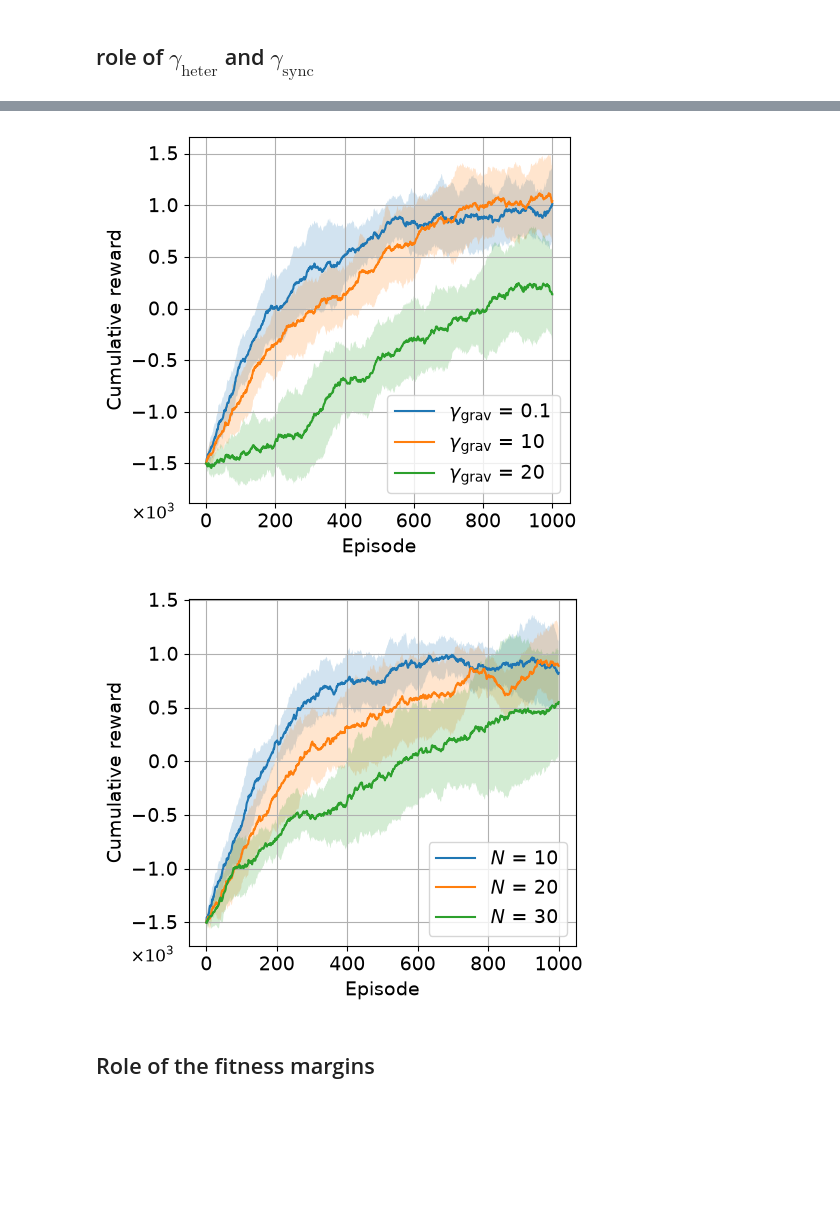
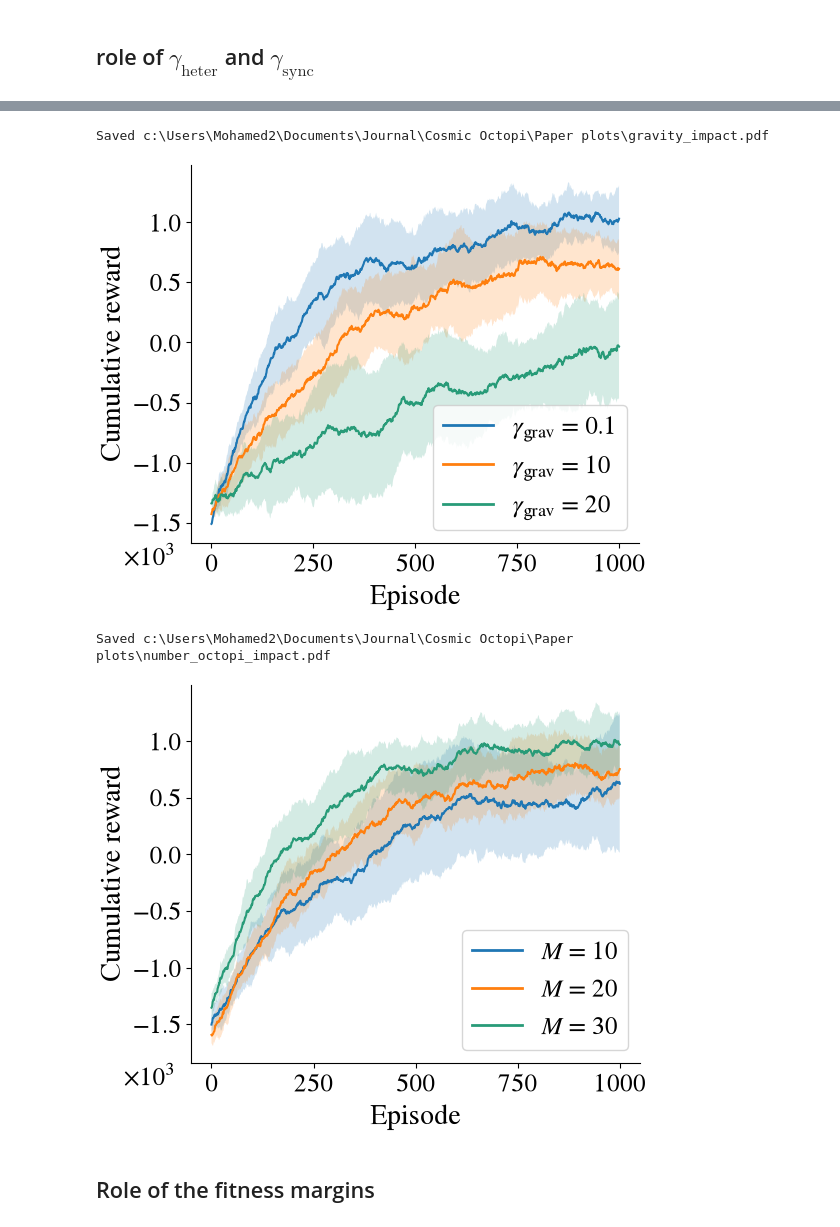
Before and after one commit to MohamedBELLOUCH/Cosmic-Octopi, a Jupyter notebook: Paper plots/Graphics.ipynb, the cells around one changed output, grey strips where cells are left out. Saved outputs shown, nothing was run; the diff lists cells and outputs as text; code cells hidden in the pictures; blank space fills up the shorter version.

```diff
--- a/Paper plots/Graphics.ipynb
+++ b/Paper plots/Graphics.ipynb
@@ -225,10 +293,10 @@ plt.show()
 # %%
 # Your data generation (unchanged)
-leg_rewards_grav1 = np.array([magic_function(-1500, 5e-3, 1000, 30, 1000) for _ in range(10)])
-leg_rewards_grav2 = np.array([magic_function(-1500, 3e-3, 950, 30, 1000) for _ in range(10)])
-leg_rewards_grav3 = np.array([magic_function(-1500, 1e-3, 900, 30, 1000) for _ in range(10)])
+leg_rewards_grav1 = np.array([magic_function(-1509, 5e-3, 1000, 30, 1000) for _ in range(10)])
+leg_rewards_grav2 = np.array([magic_function(-1428, 3e-3, 950, 30, 1000) for _ in range(10)])
+leg_rewards_grav3 = np.array([magic_function(-1339, 1e-3, 900, 30, 1000) for _ in range(10)])
 
-plt.figure(figsize=(5, 4.5))
+fig = plt.figure(figsize=(6, 5))
 
 for data, label in zip(
     [leg_rewards_grav1, leg_rewards_grav2, leg_rewards_grav3],
@@ -236,55 +304,63 @@ for data, label in zip(
 ):
     mean = data.mean(axis=0)
     std = data.std(axis=0)
     x = np.arange(len(mean))
 
     plt.plot(x, mean, label=label)
     plt.fill_between(x, mean - std, mean + std, alpha=0.2)
 
-plt.grid(True)
-plt.xlabel("Episode", fontsize=14)
-plt.ylabel("Cumulative reward", fontsize=14)
-plt.legend(loc='lower right', fontsize=14)
-plt.xticks(fontsize=14)
-plt.yticks(fontsize=14)
+plt.grid(False)
+plt.xlabel("Episode", fontsize=20)
+plt.ylabel("Cumulative reward", fontsize=20)
+plt.legend(loc='lower right', fontsize=18)
+plt.xticks(fontsize=18)
+plt.yticks(fontsize=18)
 
 # Force y-axis to use scientific notation (numbers × 10^power)
 # Force scientific notation on y-axis
 ax = plt.gca()
 ax.ticklabel_format(axis='y', style='sci', scilimits=(0, 0), useMathText=True)
 
 # Hide the default offset text (the "× 10^power" at the top)
 ax.yaxis.offsetText.set_visible(False)
 
 # Add custom scientific notation text at the bottom-left
 # Coordinates are in axes fraction: (0,0) is bottom-left corner of the plot area
 ax.text(x=-.15,
         y=0,                    # Adjust this value: more negative = lower
         s=r'$\times 10^{3}$',       # Change exponent if needed (Matplotlib usually chooses 3 here)
         transform=ax.transAxes,
-        fontsize=12,
+        fontsize=18,
         va='top',                   # Vertical alignment: 'top' keeps it above the line
         ha='left')                  # Horizontal alignment
 
 
 plt.tight_layout()
+style_graphics_figure()
+from pathlib import Path
+_plot_root = next(base for base in (Path.cwd(), *Path.cwd().parents)
+                  if (base / 'Paper plots' / 'Graphics.ipynb').is_file())
+pdf_path = _plot_root / 'Paper plots' / 'gravity_impact.pdf'
+fig.savefig(pdf_path, format='pdf', bbox_inches='tight', pad_inches=0.03)
+print(f'Saved {pdf_path}')
 plt.show()
 # %% [output]
+Saved c:\Users\Mohamed2\Documents\Journal\Cosmic Octopi\Paper plots\gravity_impact.pdf
-[figure, old version]
+[figure, new version]
 # %%
 import numpy as np
 import matplotlib.pyplot as plt
 
 # Data generation
-leg_rewards_grav1 = np.array([magic_function(-1500, 5e-3, 1000, 30, 1000) for _ in range(10)])
-leg_rewards_grav2 = np.array([magic_function(-1500, 3e-3, 950, 30, 1000) for _ in range(10)])
-leg_rewards_grav3 = np.array([magic_function(-1500, 2e-3, 900, 30, 1000) for _ in range(10)])
+leg_rewards_grav1 = np.array([magic_function(-np.random.normal(1300, 100), 5e-3, 1000, 30, 1000) for _ in range(10)])
+leg_rewards_grav2 = np.array([magic_function(-np.random.normal(1600, 100), 3e-3, 950, 30, 1000) for _ in range(10)])
+leg_rewards_grav3 = np.array([magic_function(-np.random.normal(1500, 100), 2e-3, 900, 30, 1000) for _ in range(10)])
 
-plt.figure(figsize=(5, 4.5))
+fig = plt.figure(figsize=(6, 5))
 
 for data, label in zip(
-    [leg_rewards_grav1, leg_rewards_grav2, leg_rewards_grav3],
-    [r'$N$ = 10', r'$N$ = 20', r'$N$ = 30']
+    [leg_rewards_grav3, leg_rewards_grav2, leg_rewards_grav1],
+    [r'$M$ = 10', r'$M$ = 20', r'$M$ = 30']
 ):
     mean = data.mean(axis=0)
     std = data.std(axis=0)
@@ -293,12 +369,12 @@ for data, label in zip(
     plt.plot(x, mean, label=label)
     plt.fill_between(x, mean - std, mean + std, alpha=0.2)
 
-plt.grid(True)
-plt.xlabel("Episode", fontsize=14)
-plt.ylabel("Cumulative reward", fontsize=14)
-plt.legend(loc='lower right', fontsize=14)
-plt.xticks(fontsize=14)
-plt.yticks(fontsize=14)
+plt.grid(False)
+plt.xlabel("Episode", fontsize=20)
+plt.ylabel("Cumulative reward", fontsize=20)
+plt.legend(loc='lower right', fontsize=18)
+plt.xticks(fontsize=18)
+plt.yticks(fontsize=18)
 
 # Force scientific notation on y-axis
 ax = plt.gca()
@@ -313,14 +389,22 @@ ax.text(x=-.15,
         y=0,                    # Adjust this value: more negative = lower
         s=r'$\times 10^{3}$',       # Change exponent if needed (Matplotlib usually chooses 3 here)
         transform=ax.transAxes,
-        fontsize=12,
+        fontsize=18,
         va='top',                   # Vertical alignment: 'top' keeps it above the line
         ha='left')                  # Horizontal alignment
 
 
+style_graphics_figure()
+from pathlib import Path
+_plot_root = next(base for base in (Path.cwd(), *Path.cwd().parents)
+                  if (base / 'Paper plots' / 'Graphics.ipynb').is_file())
+pdf_path = _plot_root / 'Paper plots' / 'number_octopi_impact.pdf'
+fig.savefig(pdf_path, format='pdf', bbox_inches='tight', pad_inches=0.03)
+print(f'Saved {pdf_path}')
 plt.show()
 # %% [output]
+Saved c:\Users\Mohamed2\Documents\Journal\Cosmic Octopi\Paper plots\number_octopi_impact.pdf
-[figure, old version]
+[figure, new version]
 # %% [markdown]
 ## Role of the fitness margins
 # %%
```
Also changed, not shown: parts of 13 cells of this notebook, 20 other files.
